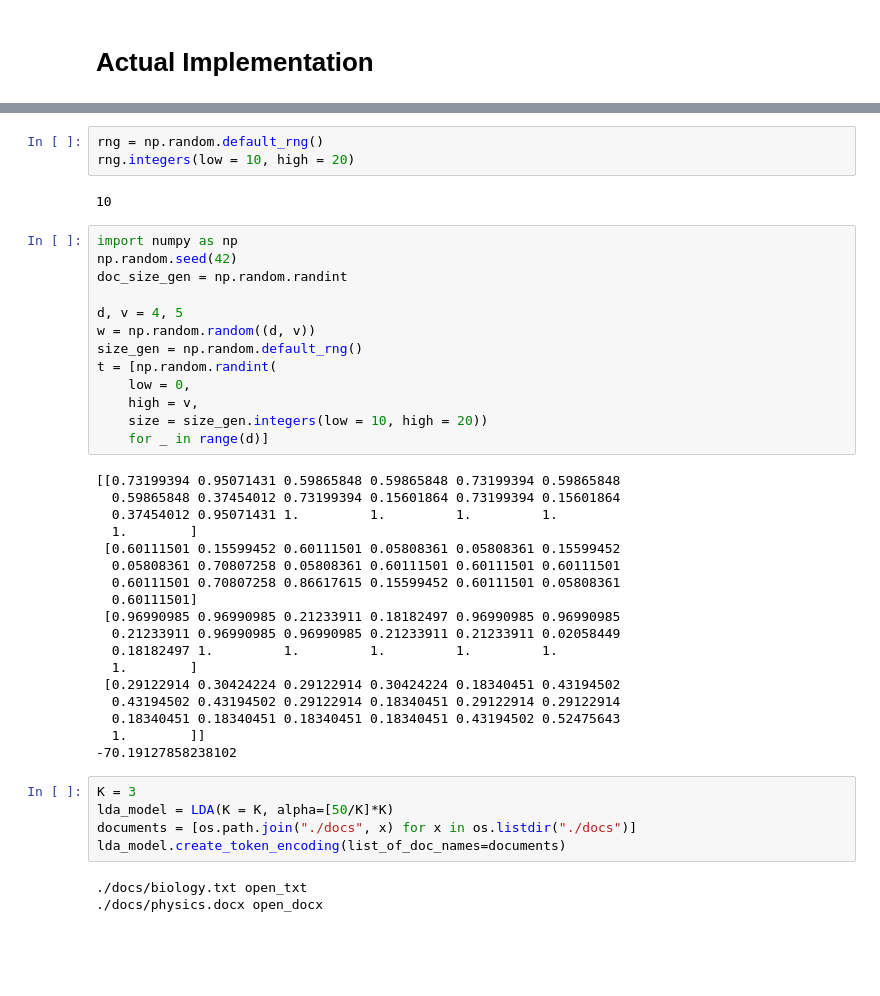
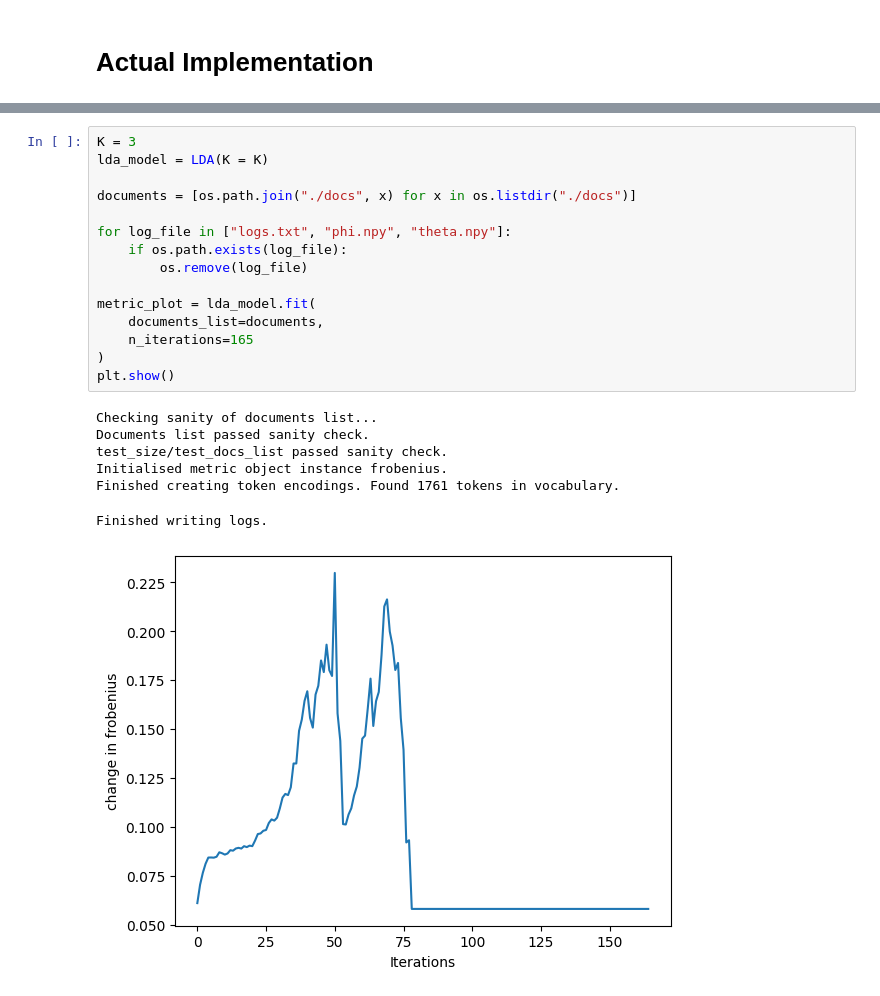
Before and after one commit to akshayDev17/Document-Extraction, a Jupyter notebook: myLDA/LDA_from_scratch.ipynb, the cells around one changed output, grey strips where cells are left out. Cells and saved outputs as stored; diff of their text form; blank space fills up the shorter version.

```diff
--- a/myLDA/LDA_from_scratch.ipynb
+++ b/myLDA/LDA_from_scratch.ipynb
@@ -1002,44 +1071,23 @@ t = [np.random.randint(
-# %%
-rng = np.random.default_rng()
-rng.integers(low = 10, high = 20)
-# %% [output]
-10
-# %%
-import numpy as np
-np.random.seed(42)
-doc_size_gen = np.random.randint
-
-d, v = 4, 5
-w = np.random.random((d, v))
-size_gen = np.random.default_rng()
-t = [np.random.randint(
-    low = 0,
-    high = v,
-    size = size_gen.integers(low = 10, high = 20))
-    for _ in range(d)]
-# %% [output]
-[[0.73199394 0.95071431 0.59865848 0.59865848 0.73199394 0.59865848
-  0.59865848 0.37454012 0.73199394 0.15601864 0.73199394 0.15601864
-  0.37454012 0.95071431 1.         1.         1.         1.
-  1.        ]
- [0.60111501 0.15599452 0.60111501 0.05808361 0.05808361 0.15599452
-  0.05808361 0.70807258 0.05808361 0.60111501 0.60111501 0.60111501
-  0.60111501 0.70807258 0.86617615 0.15599452 0.60111501 0.05808361
-  0.60111501]
- [0.96990985 0.96990985 0.21233911 0.18182497 0.96990985 0.96990985
-  0.21233911 0.96990985 0.96990985 0.21233911 0.21233911 0.02058449
-  0.18182497 1.         1.         1.         1.         1.
-  1.        ]
- [0.29122914 0.30424224 0.29122914 0.30424224 0.18340451 0.43194502
-  0.43194502 0.43194502 0.29122914 0.18340451 0.29122914 0.29122914
-  0.18340451 0.18340451 0.18340451 0.18340451 0.43194502 0.52475643
-  1.        ]]
--70.19127858238102
 # %%
 K = 3
-lda_model = LDA(K = K, alpha=[50/K]*K)
+lda_model = LDA(K = K)
+
 documents = [os.path.join("./docs", x) for x in os.listdir("./docs")]
-lda_model.create_token_encoding(list_of_doc_names=documents)
+
+for log_file in ["logs.txt", "phi.npy", "theta.npy"]:
+    if os.path.exists(log_file):
+        os.remove(log_file)
+
+metric_plot = lda_model.fit(
+    documents_list=documents,
+    n_iterations=165
+)
+plt.show()
 # %% [output]
-./docs/biology.txt open_txt
-./docs/physics.docx open_docx
+Checking sanity of documents list...
+Documents list passed sanity check.
+test_size/test_docs_list passed sanity check.
+Initialised metric object instance frobenius.
+Finished creating token encodings. Found 1761 tokens in vocabulary.
+Finished writing logs.
+[figure, added]
```
Also changed, not shown: parts of 12 cells of this notebook, 5 other files.
